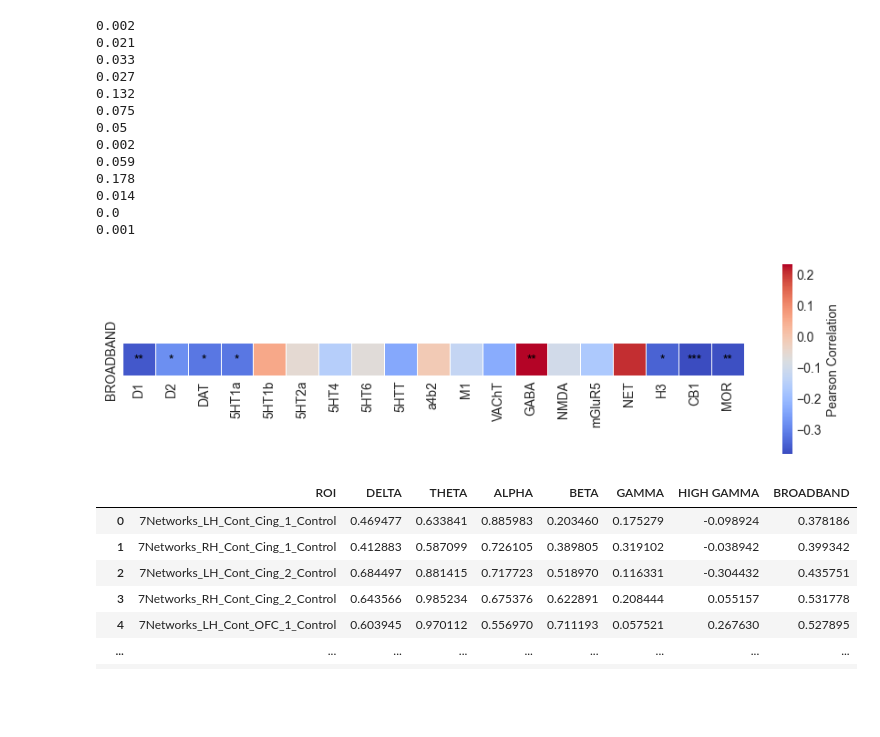
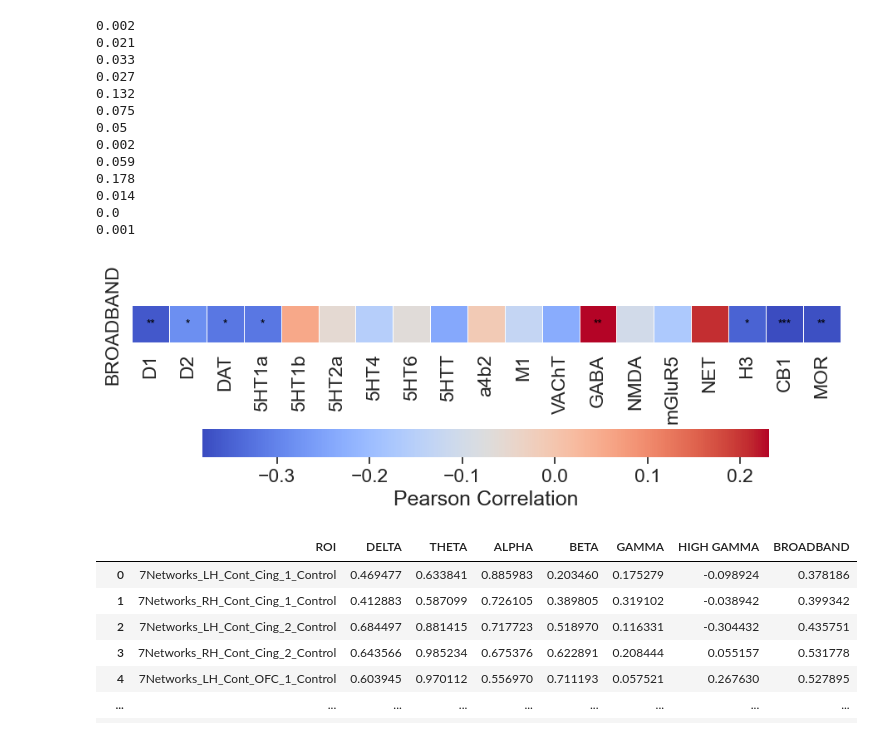
Before and after one commit to Epideixx/Fingerprints_Twins, a Jupyter notebook: neurochemicals_and_heritability_schaefer.ipynb, the cells around one changed output. Drawn from its saved outputs; the diff is of its cells as text; code cells hidden in the pictures; blank space fills up the shorter version.

```diff
--- a/neurochemicals_and_heritability_schaefer.ipynb
+++ b/neurochemicals_and_heritability_schaefer.ipynb
@@ -268,27 +268,29 @@ for i in range(corr_receptors.shape[1]):
 0.0
 0.001
 # %%
+sns.set(font_scale=1.5)
+
 f, ax = plt.subplots(figsize=(11, 9))
 cmap = sns.color_palette("coolwarm", as_cmap=True)
 sns.heatmap(corr_receptors, cmap=cmap,
-    square=True, linewidths=.7, cbar_kws={"shrink": 0.3, "label": "Pearson Correlation"})
+    square=True, linewidths=.7, cbar_kws={"shrink": 0.8, "label": "Pearson Correlation", "use_gridspec":False, "location":"bottom"}, annot_kws={"fontsize":16})
 
 # Add the p-values to the heatmap
 for i in range(corr_receptors.shape[0]):
     for j in range(corr_receptors.shape[1]):
         if corrected_p_value[i, j] <0.001 :
             ax.text(j + 0.5, i + 0.5, f"***",
                 ha='center', va='center', color='black', fontsize=10)
         elif corrected_p_value[i, j] <0.01 :
             ax.text(j + 0.5, i + 0.5, f"**",
                 ha='center', va='center', color='black', fontsize=10)
         elif corrected_p_value[i, j] <0.05 :
             ax.text(j + 0.5, i + 0.5, f"*",
                 ha='center', va='center', color='black', fontsize=10)
 
 plt.savefig("Results_Log_Schaefer/Figures/Heatmap_Receptors_BROADBAND_Corr_Schaefer.pdf")
 # %% [output]
-[figure, old version]
+[figure, new version]
 # %%
 heritability
 # %% [output]
```
Also changed, not shown: parts of 2 cells of this notebook.
